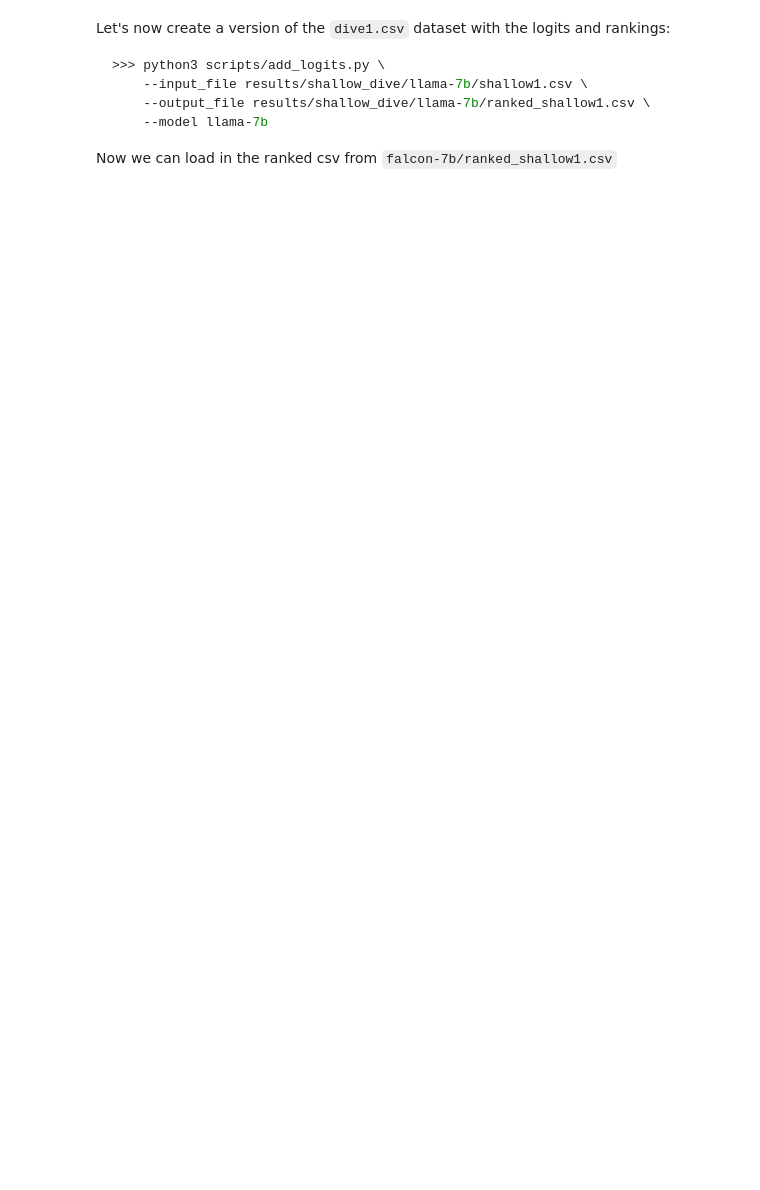
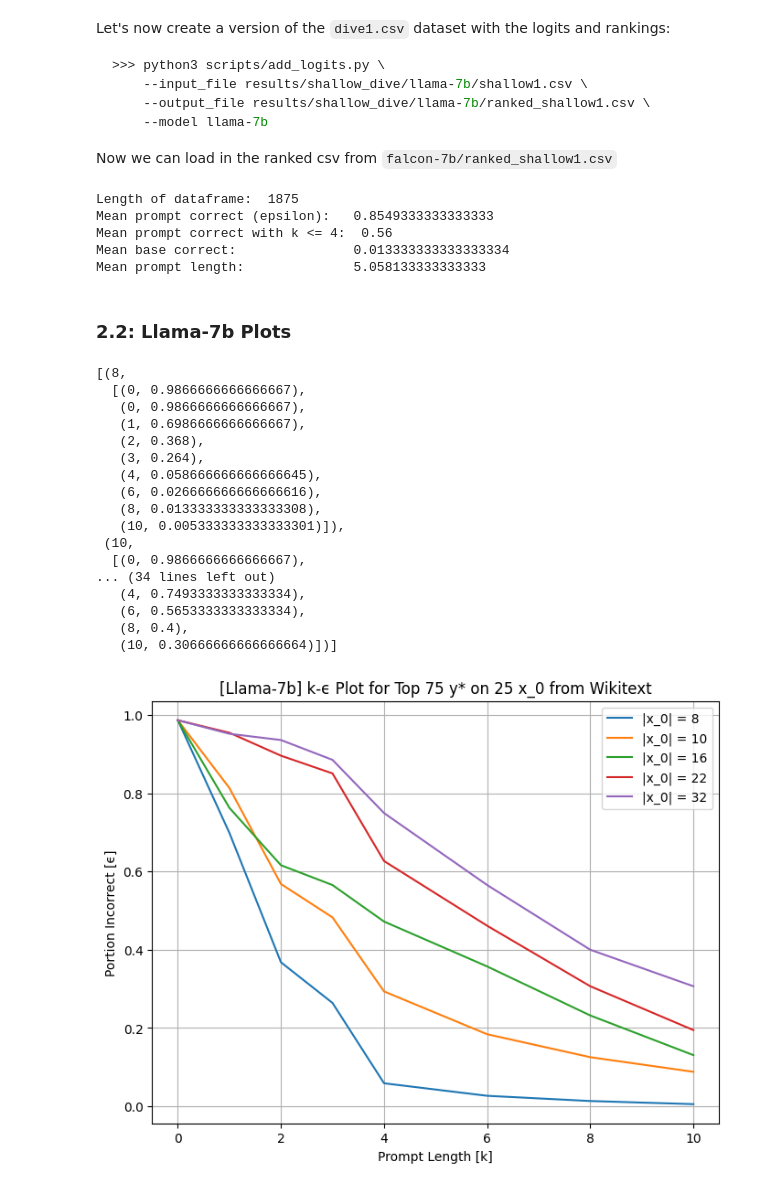
Before and after one commit to amanb2000/Magic_Words, a Jupyter notebook: results/shallow_dive/Shallow Dive.ipynb, the cells around one changed output. Drawn from its saved outputs; the diff is of its cells as text; code cells hidden in the pictures; blank space fills up the shorter version.

````diff
--- a/results/shallow_dive/Shallow Dive.ipynb
+++ b/results/shallow_dive/Shallow Dive.ipynb
@@ -620,3 +594,47 @@ rankings:
 ```
 
 Now we can load in the ranked csv from `falcon-7b/ranked_shallow1.csv`
+# %%
+# Load in the ranked shallow df
+try:
+    ranked_shallow1_df = pd.read_csv('llama-7b/ranked_shallow1.csv', lineterminator='\n')
+except:
+    # throw error that the file does not exist
+    print("File `llama-7b/ranked_shallow1.csv` does not exist. Please run `add_logits.py` script.")
+overview_report(ranked_shallow1_df)
+# %% [output]
+Length of dataframe:  1875
+Mean prompt correct (epsilon):   0.8549333333333333
+Mean prompt correct with k <= 4:  0.56
+Mean base correct:               0.013333333333333334
+Mean prompt length:              5.058133333333333
+# %% [markdown]
+### 2.2: Llama-7b Plots
+# %%
+# let's start with a k-epsilon line plot
+title = '[Llama-7b] k-ϵ Plot for Top 75 y* on 25 x_0 from Wikitext'
+output_path = '../figures/shallow1_llama7b_k_epsilon.pdf'
+k_epsilon_line_plot(shallow_df,
+                    title=title,
+                    output_path=output_path,
+                    figsize=FIG_SIZE,
+                    log_y=False)
+# %% [output]
+[(8,
+  [(0, 0.9866666666666667),
+   (0, 0.9866666666666667),
+   (1, 0.6986666666666667),
+   (2, 0.368),
+   (3, 0.264),
+   (4, 0.058666666666666645),
+   (6, 0.026666666666666616),
+   (8, 0.013333333333333308),
+   (10, 0.005333333333333301)]),
+ (10,
+  [(0, 0.9866666666666667),
+... (34 lines left out)
+   (4, 0.7493333333333334),
+   (6, 0.5653333333333334),
+   (8, 0.4),
+   (10, 0.30666666666666664)])]
+[figure, added]
````
Also changed, not shown: parts of 22 cells of this notebook, 6 other files.
